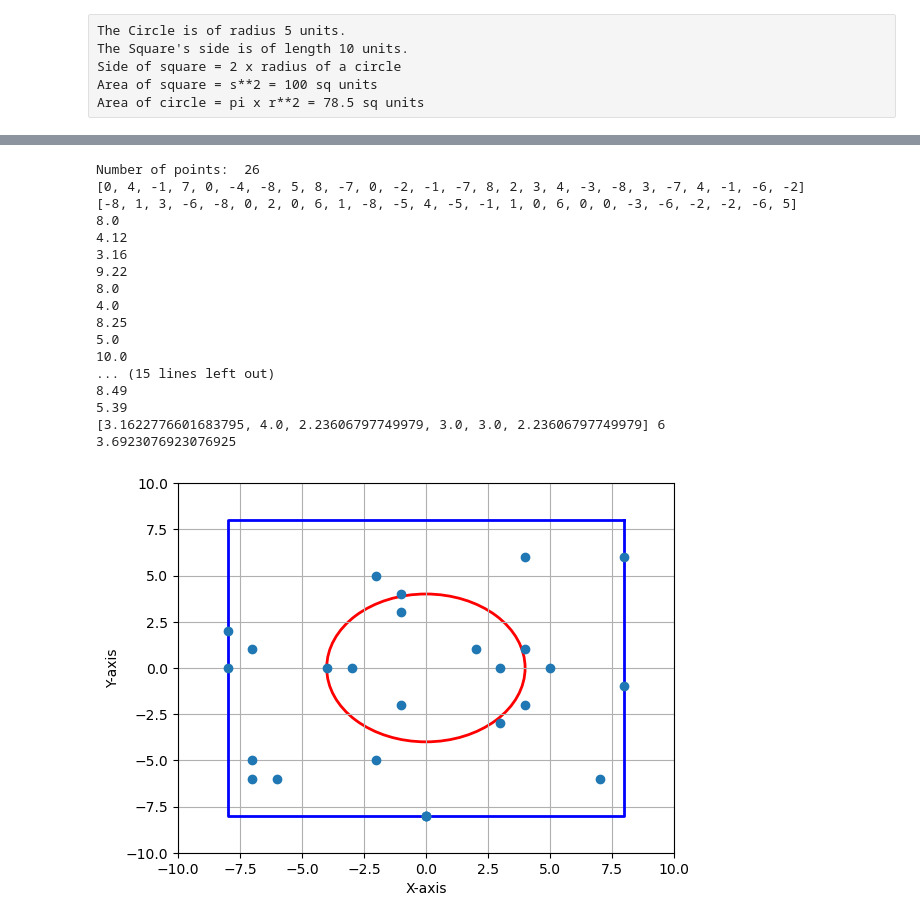
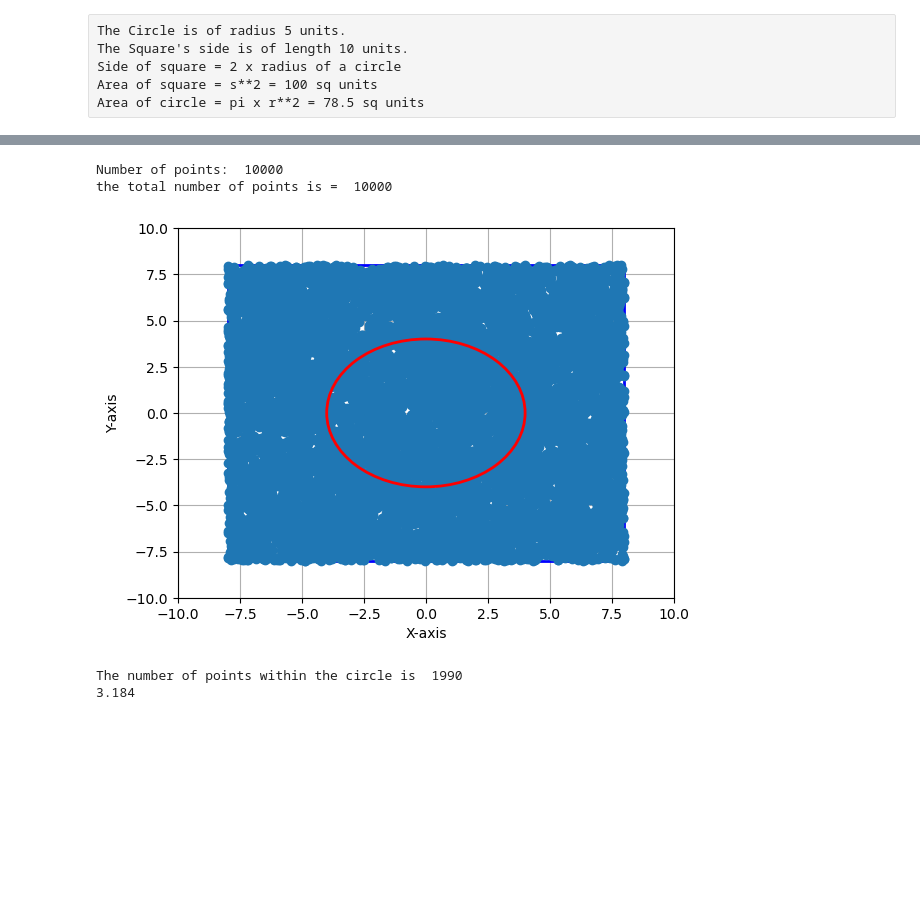
Before and after one commit to var324/intro-python-project, a Jupyter notebook: Pi.ipynb, the cells around one changed output, grey strips where cells are left out. Drawn from its saved outputs; the diff is of its cells as text; code cells hidden in the pictures; blank space fills up the shorter version.

```diff
--- a/Pi.ipynb
+++ b/Pi.ipynb
@@ -45,6 +45,7 @@ Number of points:  10
 # %%
 import matplotlib.pyplot as plt
 import random
+import numpy as np
 import math
 ## Create the Area
 fig, ax = plt.subplots()
@@ -52,63 +53,57 @@ ax.set_xlim(-10,10)
 ax.set_ylim(-10,10)
 ax.grid(True)
 ax.set_xlabel("X-axis")
 ax.set_ylabel("Y-axis")
 
 ## Make a Square
 x_dp_squ = [8,-8,-8,8,8]
 y_dp_squ = [8,8,-8,-8,8]
 plt.plot(x_dp_squ,y_dp_squ,color='blue',linewidth = 2)
 
-## Make a Circle
-circle = plt.Circle((0,0),4,color='red',fill=False,linewidth=2)
-plt.gca().add_patch(circle)
-
-plt.show
 
 ## Make data points
 x_data_pts = []
 y_data_pts = []
 n = int(input("Number of points: "))
-for i in range(n):
-    x = random.randint(-8, 8)
-    y = random.randint(-8, 8)
+print('the total number of points is = ', n)
+#for i in range(n):
 
-    x_data_pts.append(x)
-    y_data_pts.append(y)
+#draws n random numbers between -8 and 8
+x_data_pts = np.random.uniform(low=-8, high=8, size=n)
+y_data_pts = np.random.uniform(low=-8, high=8, size=n)
 
-print(x_data_pts)
-print(y_data_pts)
+#    x_data_pts.append(x)
+#    y_data_pts.append(y)
+
+#print(x_data_pts)
+#print(y_data_pts)
 
 plt.plot(x_data_pts,y_data_pts,'o')
 
 
 ## Calculate the distances from center (0,0) and append those points that lie within the perimeter of the Circle
 Circle = []
 for i in range(len(x_data_pts)):
     r = math.sqrt((x_data_pts[i])**2 + (y_data_pts[i])**2)
-    print(round(r,2))
-    if round(r,2)<=4:
+    #print(round(r,2))
+    if r<=4:
         Circle.append(r)
     else:
         pass
-print(Circle,len(Circle))
+
+
+## Make a Circle
+circle = plt.Circle((0,0),4,color='red',fill=False,linewidth=2,zorder=2)
+plt.gca().add_patch(circle)
+
+plt.show()
+
+#print(Circle,len(Circle))
+print(f'The number of points within the circle is {len(Circle):5d}')
 print(16*(len(Circle)/n))
 # %% [output]
-Number of points:  26
-[0, 4, -1, 7, 0, -4, -8, 5, 8, -7, 0, -2, -1, -7, 8, 2, 3, 4, -3, -8, 3, -7, 4, -1, -6, -2]
-[-8, 1, 3, -6, -8, 0, 2, 0, 6, 1, -8, -5, 4, -5, -1, 1, 0, 6, 0, 0, -3, -6, -2, -2, -6, 5]
-8.0
-4.12
-3.16
-9.22
-8.0
-4.0
-8.25
-5.0
-10.0
-... (15 lines left out)
-8.49
-5.39
-[3.1622776601683795, 4.0, 2.23606797749979, 3.0, 3.0, 2.23606797749979] 6
-3.6923076923076925
+Number of points:  10000
+the total number of points is =  10000
-[figure, old version]
+[figure, new version]
+The number of points within the circle is  1990
+3.184
```
Also changed, not shown: parts of 6 cells of this notebook.
